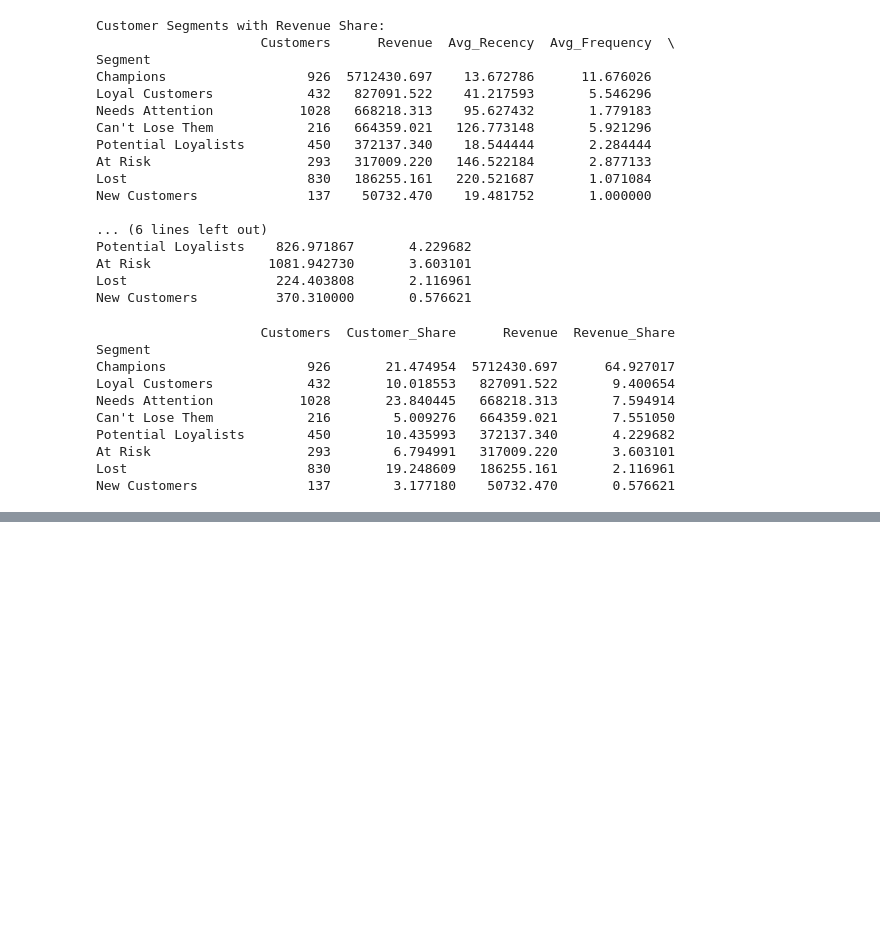
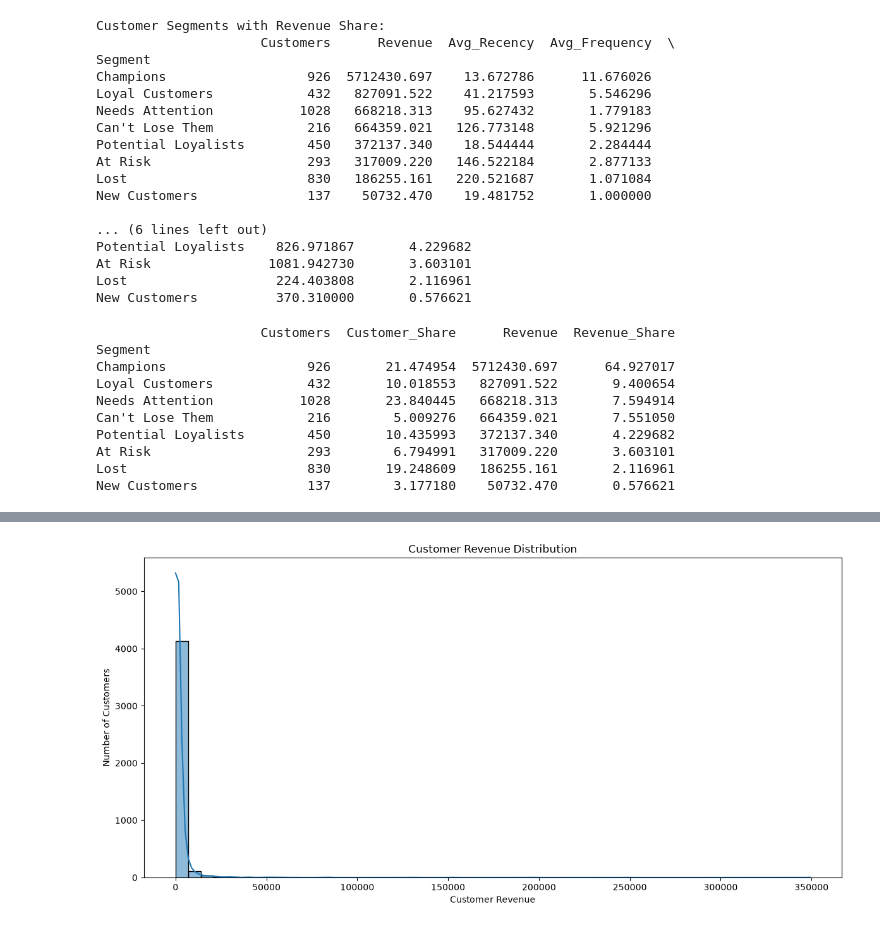
Before and after one commit to Ahmedd1901/ecommerce-sales-customer-analytics, a Jupyter notebook: src/customer_analysis.ipynb, the cells around one changed output, grey strips where cells are left out. Drawn from its saved outputs; the diff is of its cells as text; code cells hidden in the pictures; blank space fills up the shorter version.

```diff
--- a/src/customer_analysis.ipynb
+++ b/src/customer_analysis.ipynb
@@ -533,0 +607,25 @@ New Customers              137        3.177180    50732.470       0.576621
+# %%
+plt.figure(figsize=(12, 6))
+
+sns.histplot(
+    data=rfm,
+    x="Monetary",
+    bins=50,
+    kde=True
+)
+
+plt.title("Customer Revenue Distribution")
+plt.xlabel("Customer Revenue")
+plt.ylabel("Number of Customers")
+
+plt.tight_layout()
+
+plt.savefig(
+    "../outputs/customer_revenue_distribution.png",
+    dpi=300,
+    bbox_inches="tight"
+)
+
+plt.show()
+# %% [output]
+[figure, added]
```
Also changed, not shown: parts of 3 cells of this notebook, 9 other files.
